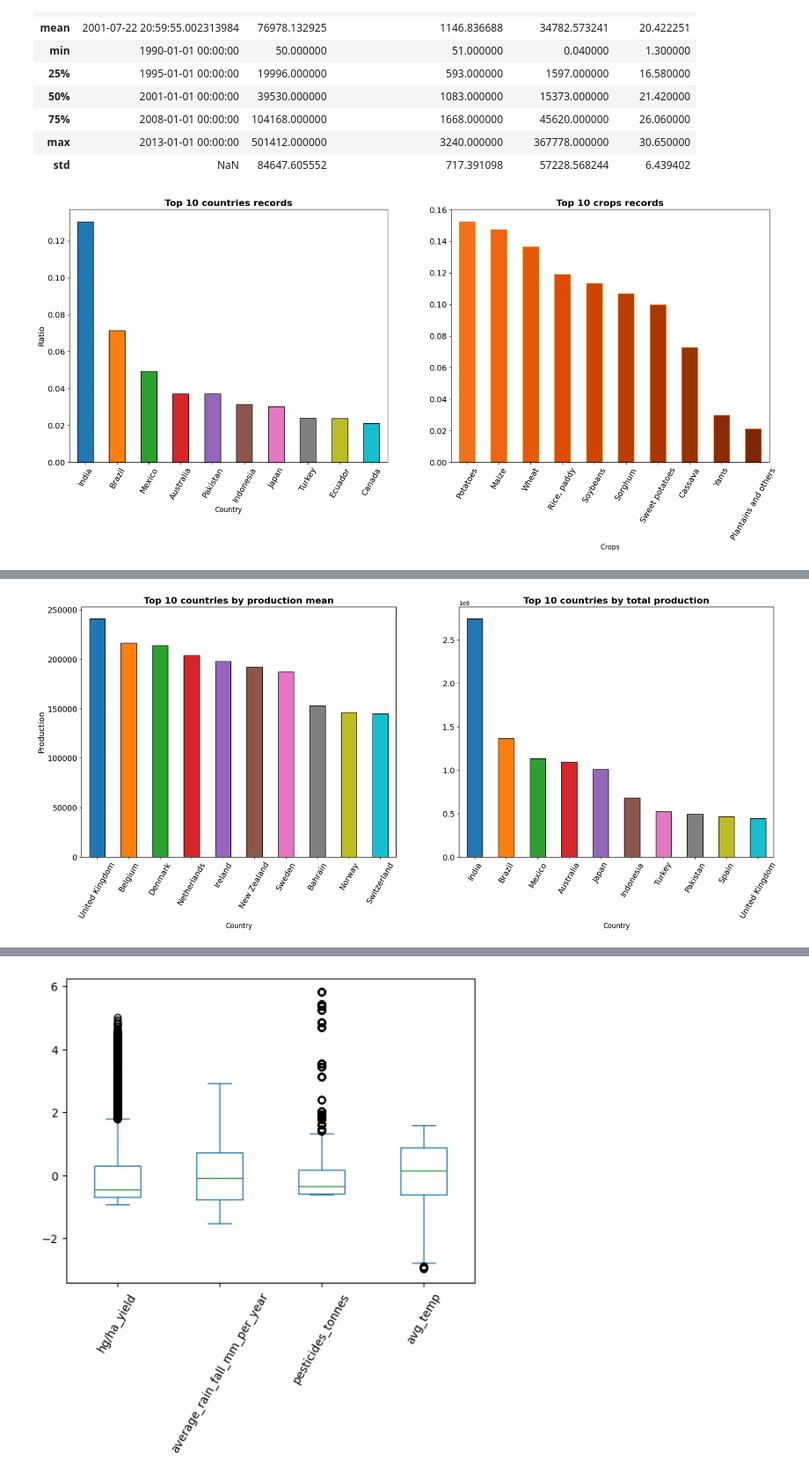
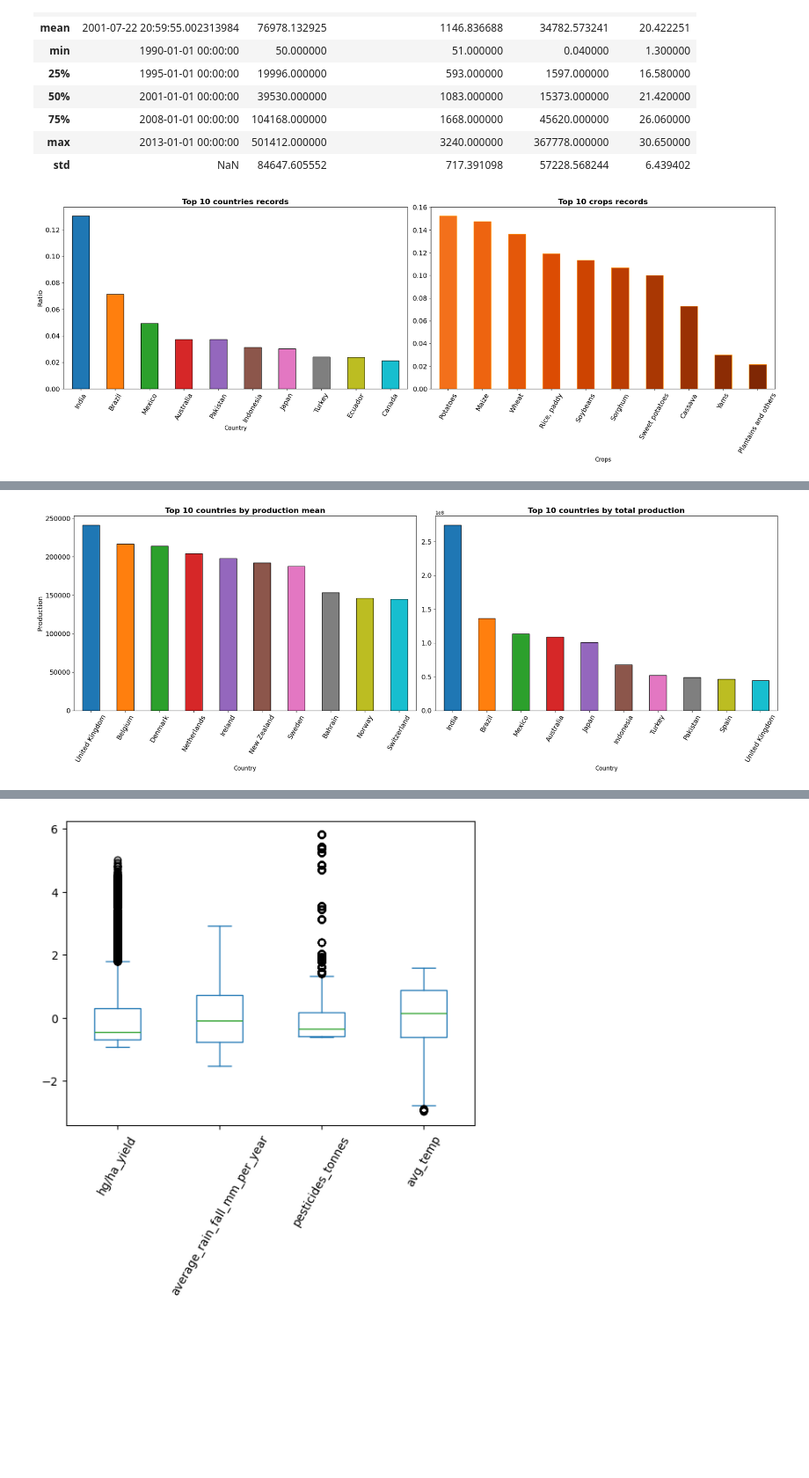
Before and after one commit to andrefpvalenga/crop-yeld-project, a Jupyter notebook: CropYeldPrediction.ipynb, the cells around one changed output, grey strips where cells are left out. Shown at 88% size. Saved outputs shown, nothing was run; the diff lists cells and outputs as text; code cells hidden in the pictures; blank space fills up the shorter version.

```diff
--- a/CropYeldPrediction.ipynb
+++ b/CropYeldPrediction.ipynb
@@ -144,28 +144,29 @@ df.describe()
 # %%
 # Creating a Figure to analyze data
 plt.figure(figsize=(22,8))
 
 # Checking countries that most appear
 plt.subplot(1,2,1)
 colors1 = plt.cm.tab10(np.linspace(0,1,10))
 df['Area'].value_counts(normalize=True).head(10).plot(kind='bar', color=colors1, edgecolor='black')
 plt.title('Top 10 countries records', fontsize=16, fontweight='bold')
 plt.xlabel('Country', fontsize=12)
 plt.ylabel('Ratio', fontsize=14)
 plt.xticks(rotation=60, fontsize=14)
 plt.yticks(fontsize=14)
 
 plt.subplot(1,2,2)
 colors2 = plt.cm.Oranges(np.linspace(0.6, 1, 10))
 df['Item'].value_counts(normalize=True).plot(kind='bar', color=colors2, edgecolor='darkorange')
 plt.title('Top 10 crops records', fontsize=16, fontweight='bold')
 plt.xlabel('Crops', fontsize=12)
 plt.xticks(rotation=60, fontsize=14)
 plt.yticks(fontsize=14)
 
+plt.tight_layout()
 plt.show()
 # %% [output]
-[figure, old version]
+[figure, new version]
 # %%
 # Analyzing report
 print('-' * 30, 'Analysis report', '-' * 30)
@@ -224,9 +225,10 @@ plt.xlabel('Country', fontsize=12)
 plt.xticks(rotation=60, fontsize=14)
 plt.yticks(fontsize=14)
 
+plt.tight_layout()
 plt.show()
 # %% [output]
-[figure, old version]
+[figure, new version]
 # %%
 # Calculating global mean and the proportion for 'Area' and 'Item'
 global_mean = df['hg/ha_yield'].mean()
```
Also changed, not shown: parts of 3 cells of this notebook.
